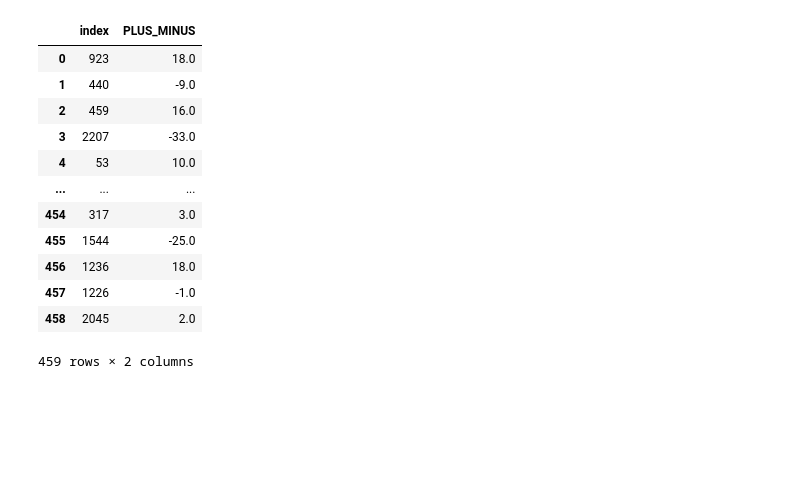
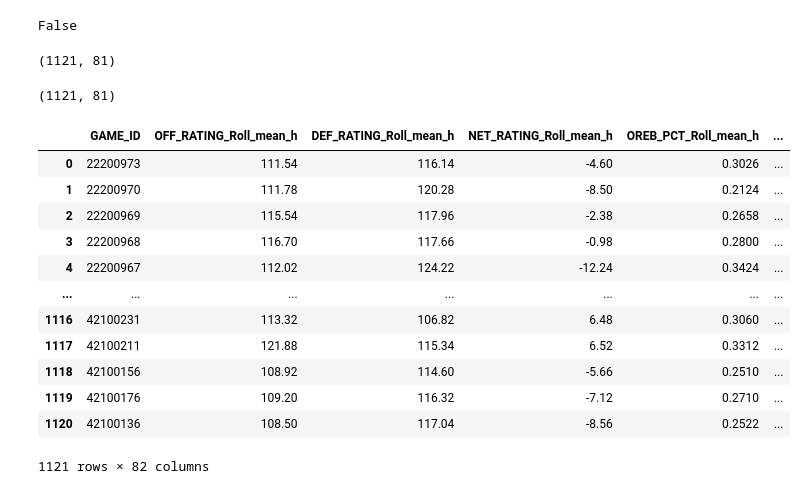
Before and after one commit to alecmatt5/nba_betting_analysis, a Jupyter notebook: backend/notebooks/Ricky_model.ipynb, the cells around one changed output. Cells and saved outputs as stored; diff of their text form; code cells hidden in the pictures; blank space fills up the shorter version.

```diff
--- a/backend/notebooks/Ricky_model.ipynb
+++ b/backend/notebooks/Ricky_model.ipynb
@@ -22,2 +0,0 @@ X.columns = X.columns.astype(str)
-# %%
-X_train, X_test, y_train, y_test = train_test_split(X, y, random_state=0, test_size=0.2)
@@ -131,16 +242,28 @@ df_merge = pd.concat([y_test, df_preds], axis=1)
+# %%
+0 == True
+# %% [output]
+False
+# %%
+X_test.shape
+# %% [output]
+(1121, 81)
+# %%
+X_test.shape
+# %% [output]
+(1121, 81)
 # %%
-y_test.reset_index()
+X_test.reset_index()
 # %% [output]
-|  | index | PLUS_MINUS |
-| 0 | 923 | 18.0 |
-| 1 | 440 | -9.0 |
-| 2 | 459 | 16.0 |
-| 3 | 2207 | -33.0 |
-| 4 | 53 | 10.0 |
-| ... | ... | ... |
-| 454 | 317 | 3.0 |
-| 455 | 1544 | -25.0 |
-| 456 | 1236 | 18.0 |
-| 457 | 1226 | -1.0 |
-| 458 | 2045 | 2.0 |
+|  | GAME_ID | OFF_RATING_Roll_mean_h | DEF_RATING_Roll_mean_h | NET_RATING_Roll_mean_h | OREB_PCT_Roll_mean_h | ... |
+| 0 | 22200973 | 111.54 | 116.14 | -4.60 | 0.3026 | ... |
+| 1 | 22200970 | 111.78 | 120.28 | -8.50 | 0.2124 | ... |
+| 2 | 22200969 | 115.54 | 117.96 | -2.38 | 0.2658 | ... |
+| 3 | 22200968 | 116.70 | 117.66 | -0.98 | 0.2800 | ... |
+| 4 | 22200967 | 112.02 | 124.22 | -12.24 | 0.3424 | ... |
+| ... | ... | ... | ... | ... | ... | ... |
+| 1116 | 42100231 | 113.32 | 106.82 | 6.48 | 0.3060 | ... |
+| 1117 | 42100211 | 121.88 | 115.34 | 6.52 | 0.3312 | ... |
+| 1118 | 42100156 | 108.92 | 114.60 | -5.66 | 0.2510 | ... |
+| 1119 | 42100176 | 109.20 | 116.32 | -7.12 | 0.2710 | ... |
+| 1120 | 42100136 | 108.50 | 117.04 | -8.56 | 0.2522 | ... |
-459 rows × 2 columns
+1121 rows × 82 columns
```
Also changed, not shown: parts of 39 cells of this notebook, 1 other file.
